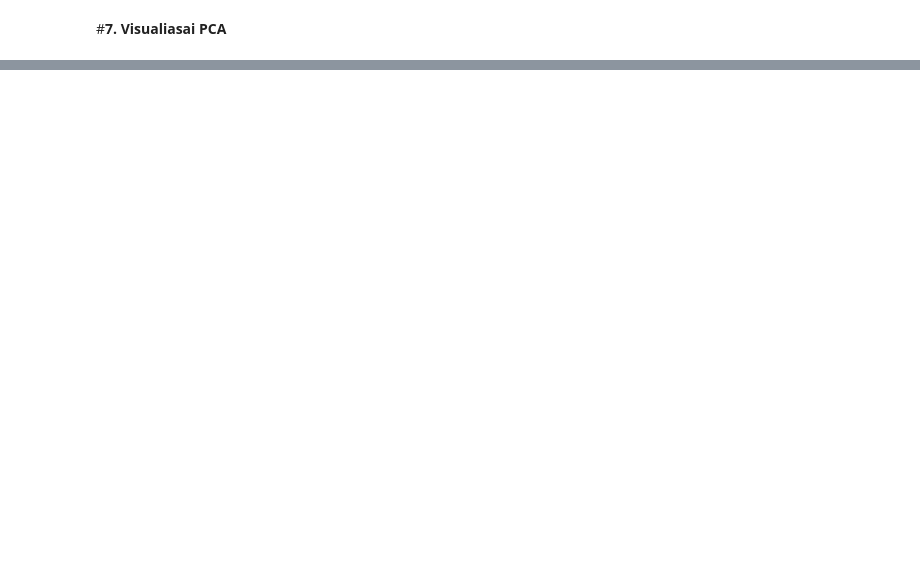
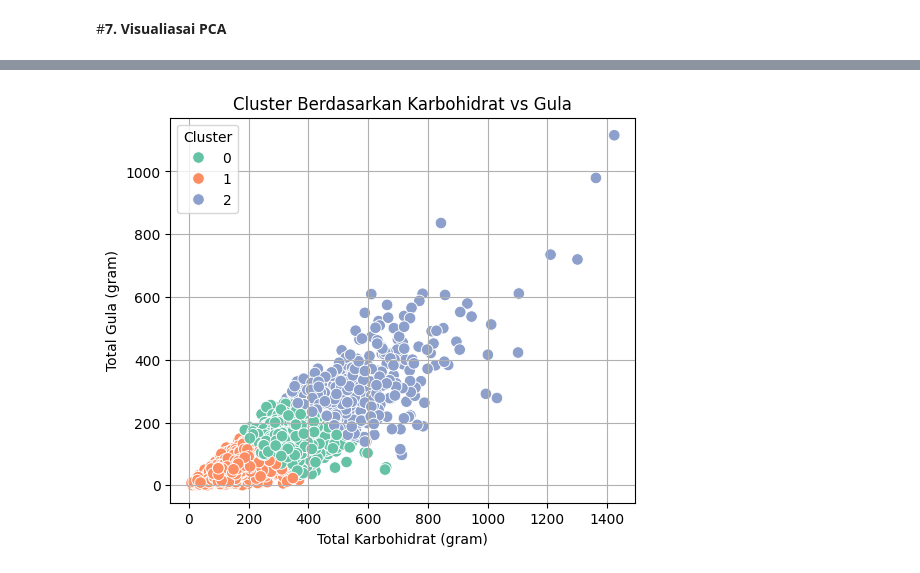
Before and after one commit to fathanzys/Data, a Jupyter notebook: 0102522024_Data.ipynb, the cells around one changed output, grey strips where cells are left out. Saved outputs shown, nothing was run; the diff lists cells and outputs as text; code cells hidden in the pictures; blank space fills up the shorter version.

```diff
--- a/0102522024_Data.ipynb
+++ b/0102522024_Data.ipynb
@@ -267,0 +257,22 @@ Passing `palette` without assigning `hue` is deprecated and will be removed in v
+# %%
+analysis_df['Cluster'] = kmeans.labels_  # atau hasil dari clustering kamu
+# %%
+df_clustered = analysis_df.copy()
+# %%
+plt.figure(figsize=(6, 5))
+sns.scatterplot(
+    data=df_clustered,
+    x='Total_Karbohidrat_(gram)',
+    y='Total_Gula_(gram)',
+    hue='Cluster',
+    palette='Set2',
+    s=70
+)
+plt.title('Cluster Berdasarkan Karbohidrat vs Gula')
+plt.xlabel('Total Karbohidrat (gram)')
+plt.ylabel('Total Gula (gram)')
+plt.legend(title='Cluster')
+plt.grid(True)
+plt.show()
+# %% [output]
+[figure, added]
```
Also changed, not shown: parts of 46 cells of this notebook.
